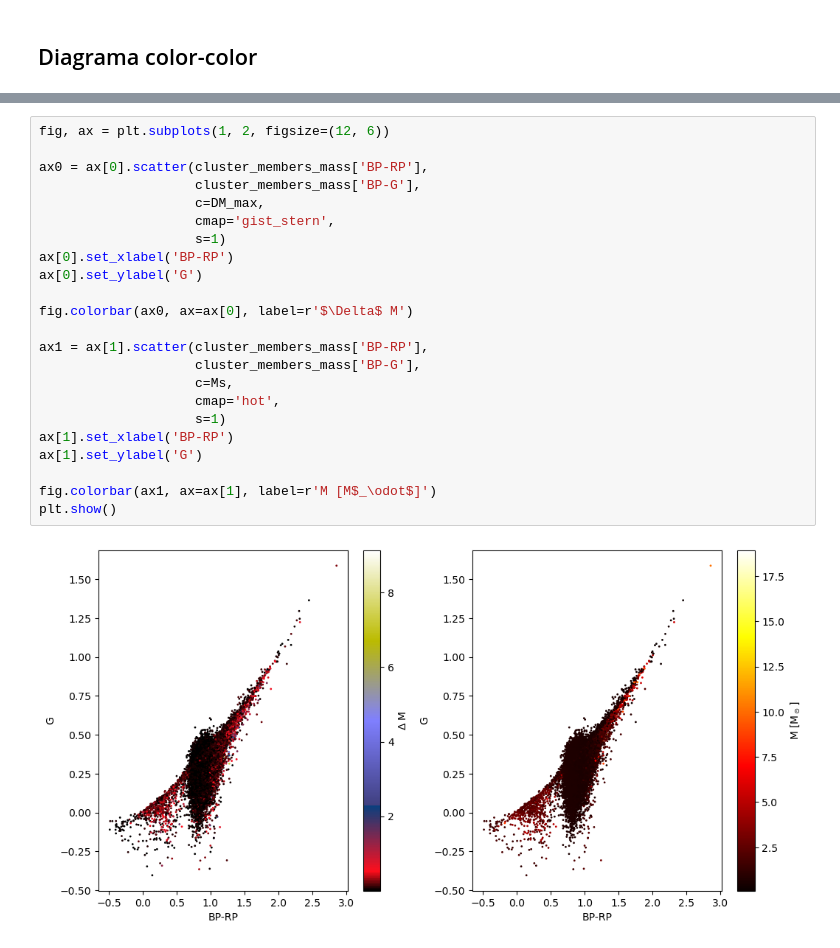
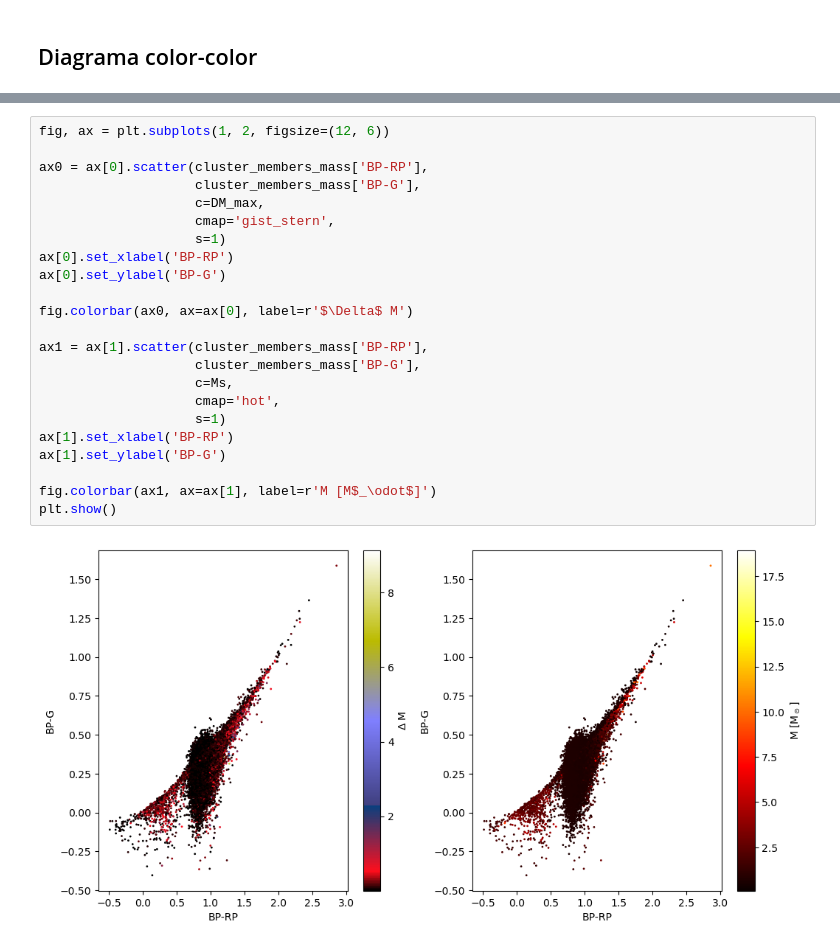
Before and after one commit to bejacore/trabajo-de-grado, a Jupyter notebook: notebooks/02-calculo_masas.ipynb, the cells around one changed output, grey strips where cells are left out. Cells and saved outputs as stored; diff of their text form.

```diff
--- a/notebooks/02-calculo_masas.ipynb
+++ b/notebooks/02-calculo_masas.ipynb
@@ -293,25 +295,25 @@ plt.show()
 # %%
 fig, ax = plt.subplots(1, 2, figsize=(12, 6))
 
 ax0 = ax[0].scatter(cluster_members_mass['BP-RP'],
                     cluster_members_mass['BP-G'],
                     c=DM_max,
                     cmap='gist_stern',
                     s=1)
 ax[0].set_xlabel('BP-RP')
-ax[0].set_ylabel('G')
+ax[0].set_ylabel('BP-G')
 
 fig.colorbar(ax0, ax=ax[0], label=r'$\Delta$ M')
 
 ax1 = ax[1].scatter(cluster_members_mass['BP-RP'],
                     cluster_members_mass['BP-G'],
                     c=Ms,
                     cmap='hot',
                     s=1)
 ax[1].set_xlabel('BP-RP')
-ax[1].set_ylabel('G')
+ax[1].set_ylabel('BP-G')
 
 fig.colorbar(ax1, ax=ax[1], label=r'M [M$_\odot$]')
 plt.show()
 # %% [output]
-[figure, old version]
+[figure, new version]
```
Also changed, not shown: parts of 2 cells of this notebook.
